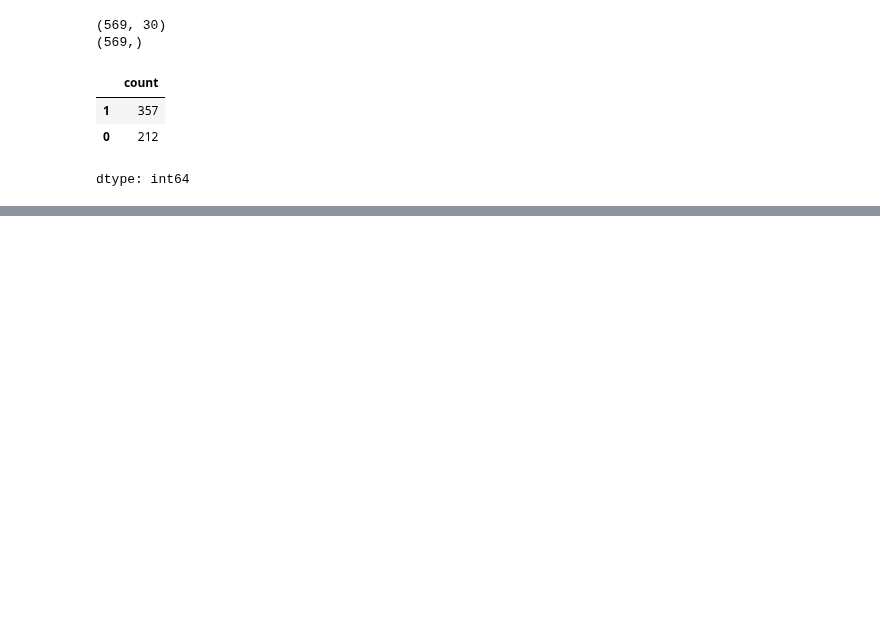
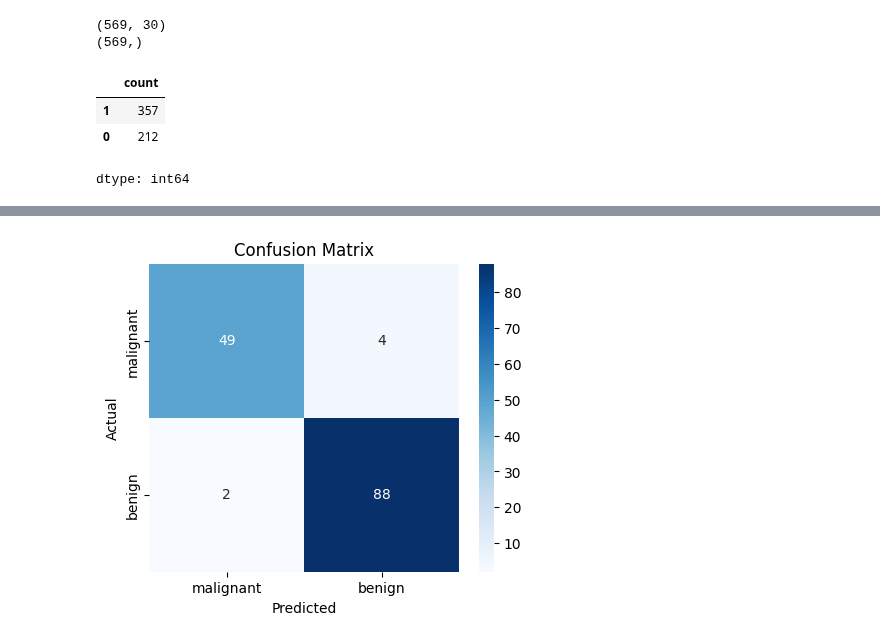
Before and after one commit to sonjoy1s/ML, a Jupyter notebook: M_odule18.ipynb, the cells around one changed output, grey strips where cells are left out. Cells and saved outputs as stored; diff of their text form; code cells hidden in the pictures; blank space fills up the shorter version.

```diff
--- a/M_odule18.ipynb
+++ b/M_odule18.ipynb
@@ -27,3 +27,7 @@ y.value_counts()
 | 1 | 357 |
 | 0 | 212 |
 dtype: int64
+# %%
+X_train,X_test,y_train,y_test=train_test_split(X,y,test_size=0.25,random_state=42,stratify=y)
+print(X_train.shape[0])
+print(X_test.shape[0])
@@ -29,0 +37,6 @@ dtype: int64
+# %%
+rf_baseline = RandomForestClassifier(
+    n_estimators=100,
+    random_state=42,
+)
+rf_baseline.fit(X_train,y_train)
@@ -29,0 +45,2 @@ dtype: int64
+# %%
+y_pred = rf_baseline.predict(X_test)
@@ -29,0 +62,14 @@ dtype: int64
+# %%
+#Confusion Matrix
+cm = confusion_matrix(y_test, y_pred)
+
+plt.figure(figsize=(5,4))
+sns.heatmap(cm, annot=True, fmt="d", cmap="Blues",
+            xticklabels=data.target_names,
+            yticklabels=data.target_names)
+plt.xlabel("Predicted")
+plt.ylabel("Actual")
+plt.title("Confusion Matrix")
+plt.show()
+# %% [output]
+[figure, added]
```
Also changed, not shown: parts of 7 cells of this notebook.
